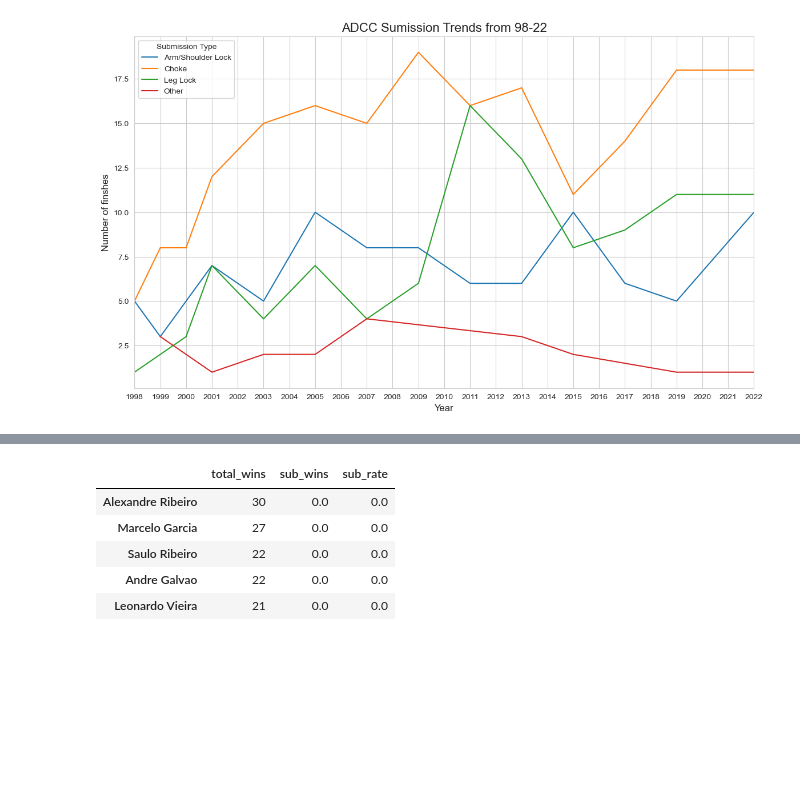
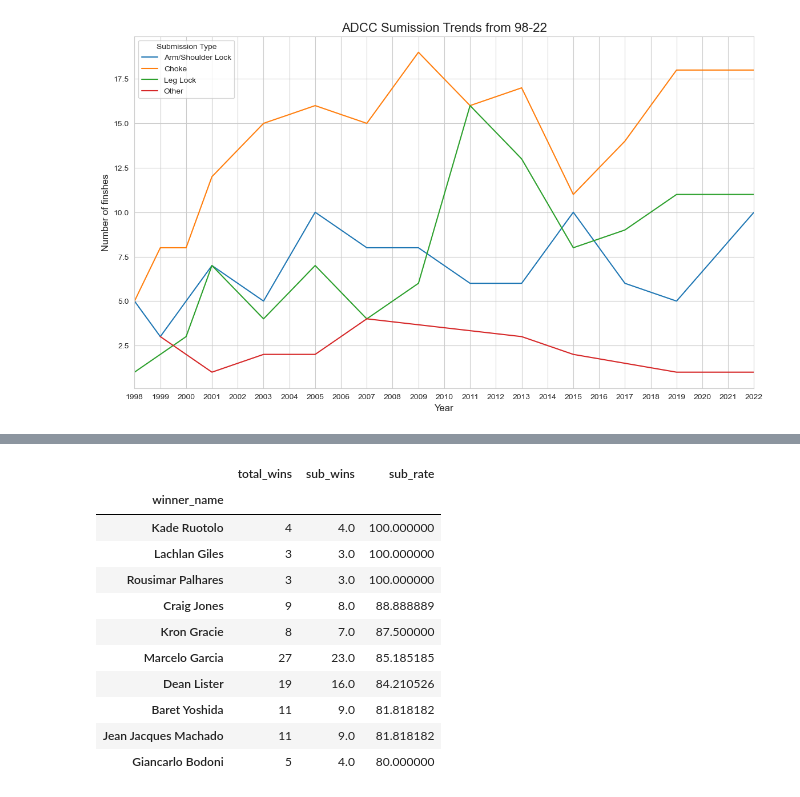
Before and after one commit to juliocesardiaz/ADCC, a Jupyter notebook: adcc_data_analysis.ipynb, the cells around one changed output, grey strips where cells are left out. Cells and saved outputs as stored; diff of their text form; code cells hidden in the pictures; blank space fills up the shorter version.

Commit message:
sorted submission rates

```diff
--- a/adcc_data_analysis.ipynb
+++ b/adcc_data_analysis.ipynb
@@ -223,20 +223,29 @@ top_wins, top_submission_wins
 # %%
 #Submission Rate
 total_wins = adcc['winner_name'].value_counts()
-sub_wins = sub_wins_adcc.value_counts()
+sub_wins = sub_wins_adcc['winner_name'].value_counts()
 
 athlete_stats = pd.DataFrame({'total_wins' : total_wins, 'sub_wins' : sub_wins})
 athlete_stats['sub_wins'] = athlete_stats['sub_wins'].fillna(0)
-athlete_stats['sub_rate'] = (athlete_stats['sub_wins']/athlete_stats['total_wins'])*100
-athlete_stats.sort_values(by='sub_rate', ascending=False)
-athlete_stats.head()
+
+athlete_stats['sub_rate'] = (athlete_stats['sub_wins']/athlete_stats['total_wins'])*100.00
+athlete_stats.sort_values(by=['sub_rate', 'sub_wins'], ascending=[False, False] , inplace=True)
+#filter for at least 3 wins
+final_rates = athlete_stats[athlete_stats['sub_wins']>=3].copy()
+final_rates.head(10)
 # %% [output]
 |  | total_wins | sub_wins | sub_rate |
-| Alexandre Ribeiro | 30 | 0.0 | 0.0 |
-| Marcelo Garcia | 27 | 0.0 | 0.0 |
-| Saulo Ribeiro | 22 | 0.0 | 0.0 |
-| Andre Galvao | 22 | 0.0 | 0.0 |
-| Leonardo Vieira | 21 | 0.0 | 0.0 |
+| winner_name |  |  |  |
+| Kade Ruotolo | 4 | 4.0 | 100.000000 |
+| Lachlan Giles | 3 | 3.0 | 100.000000 |
+| Rousimar Palhares | 3 | 3.0 | 100.000000 |
+| Craig Jones | 9 | 8.0 | 88.888889 |
+| Kron Gracie | 8 | 7.0 | 87.500000 |
+| Marcelo Garcia | 27 | 23.0 | 85.185185 |
+| Dean Lister | 19 | 16.0 | 84.210526 |
+| Baret Yoshida | 11 | 9.0 | 81.818182 |
+| Jean Jacques Machado | 11 | 9.0 | 81.818182 |
+| Giancarlo Bodoni | 5 | 4.0 | 80.000000 |
 # %%
 
 total_matches = len(adcc)
```
